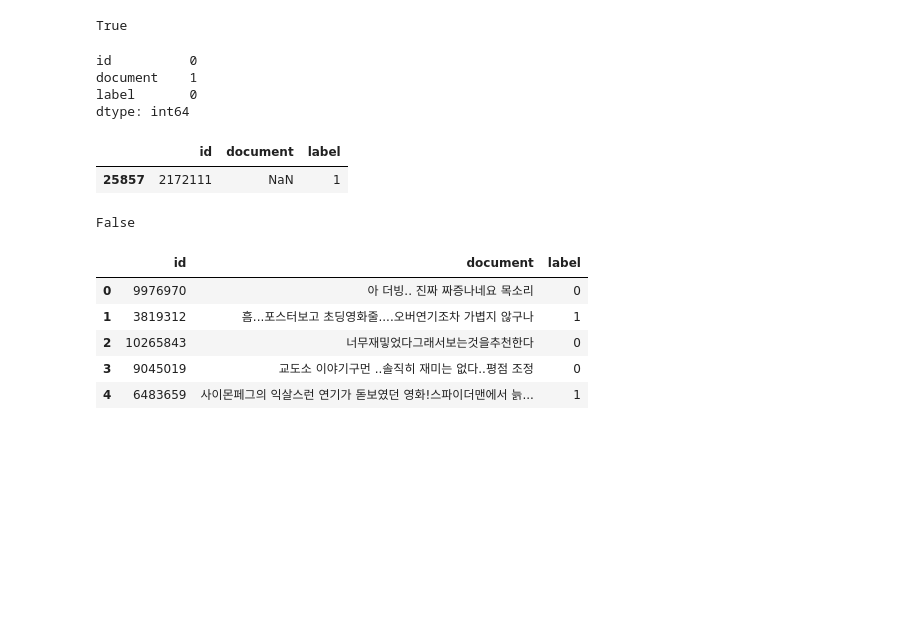
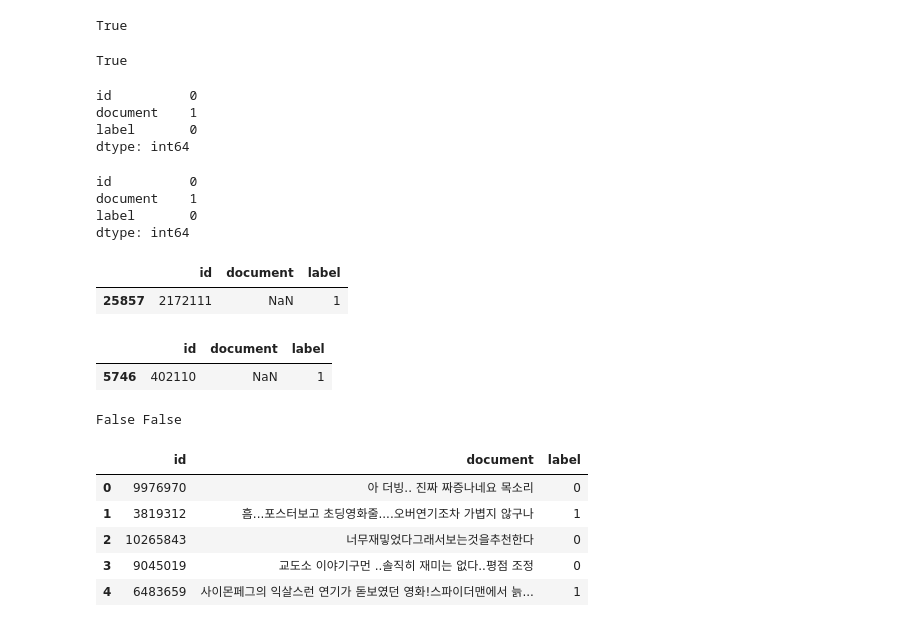
Before and after one commit to hamakim94/TIL, a Jupyter notebook: NLP/CNN_paper/page.ipynb, the cells around one changed output. Cells and saved outputs as stored; diff of their text form; code cells hidden in the pictures; blank space fills up the shorter version.

```diff
--- a/NLP/CNN_paper/page.ipynb
+++ b/NLP/CNN_paper/page.ipynb
@@ -38,6 +43,7 @@ train_data['document'].nunique(), train_data['label'].nunique()
 ## 중복된 데이터 삭제
 # %%
 train_data.drop_duplicates(subset=['document'], inplace=True) # document 열에서 중복인 내용이 있다면 중복 제거
+test_data.drop_duplicates(subset=['document'], inplace=True) # document 열에서 중복인 내용이 있다면 중복 제거
 # %%
 train_data # 삭제된걸 볼 수 있다
 # %% [output]
@@ -65,6 +71,10 @@ train_data['label'].value_counts().plot(kind = 'bar') # 비율 비슷
 print(train_data.isnull().values.any()) # 이게 true가 나오면 결측치 있음
 # %% [output]
 True
+# %%
+print(test_data.isnull().values.any()) # 이게 true가 나오면 결측치 있음
+# %% [output]
+True
 # %%
 print(train_data.isnull().sum())
 # %% [output]
@@ -72,16 +82,29 @@ id          0
 document    1
 label       0
 dtype: int64
+# %%
+print(test_data.isnull().sum())
+# %% [output]
+id          0
+document    1
+label       0
+dtype: int64
 # %%
 train_data.loc[train_data.document.isnull()]
 # %% [output]
 |  | id | document | label |
 | 25857 | 2172111 | NaN | 1 |
+# %%
+test_data.loc[test_data.document.isnull()]
+# %% [output]
+|  | id | document | label |
+| 5746 | 402110 | NaN | 1 |
 # %%
 train_data = train_data.dropna(how = 'any') # Null 값이 존재하는 행 제거
-print(train_data.isnull().values.any())
+test_data = test_data.dropna(how = 'any') #
+print(train_data.isnull().values.any(),test_data.isnull().values.any())
 # %% [output]
-False
+False False
 # %%
 train_data[:5] # 불필요한 특수문자를 제거해보자
 # %% [output]
```
Also changed, not shown: parts of 8 cells of this notebook, 5 other files.
